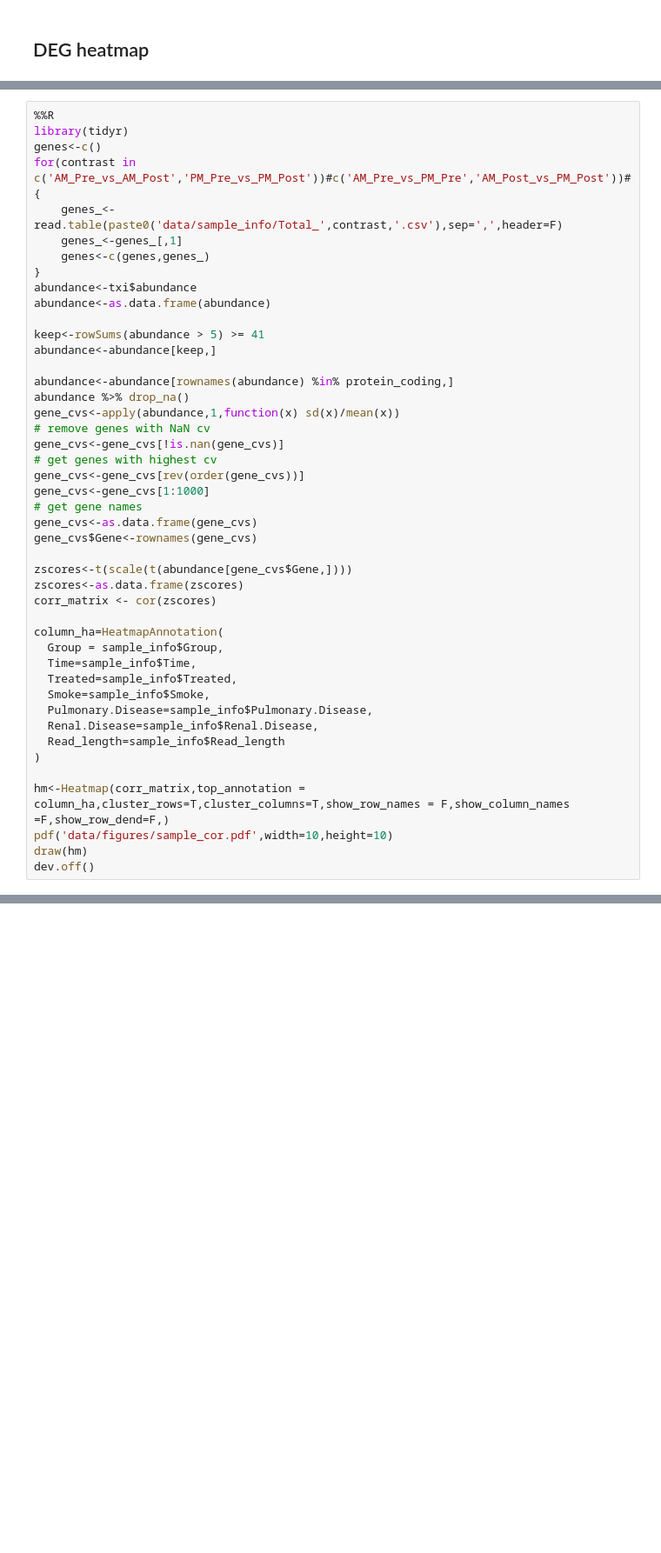
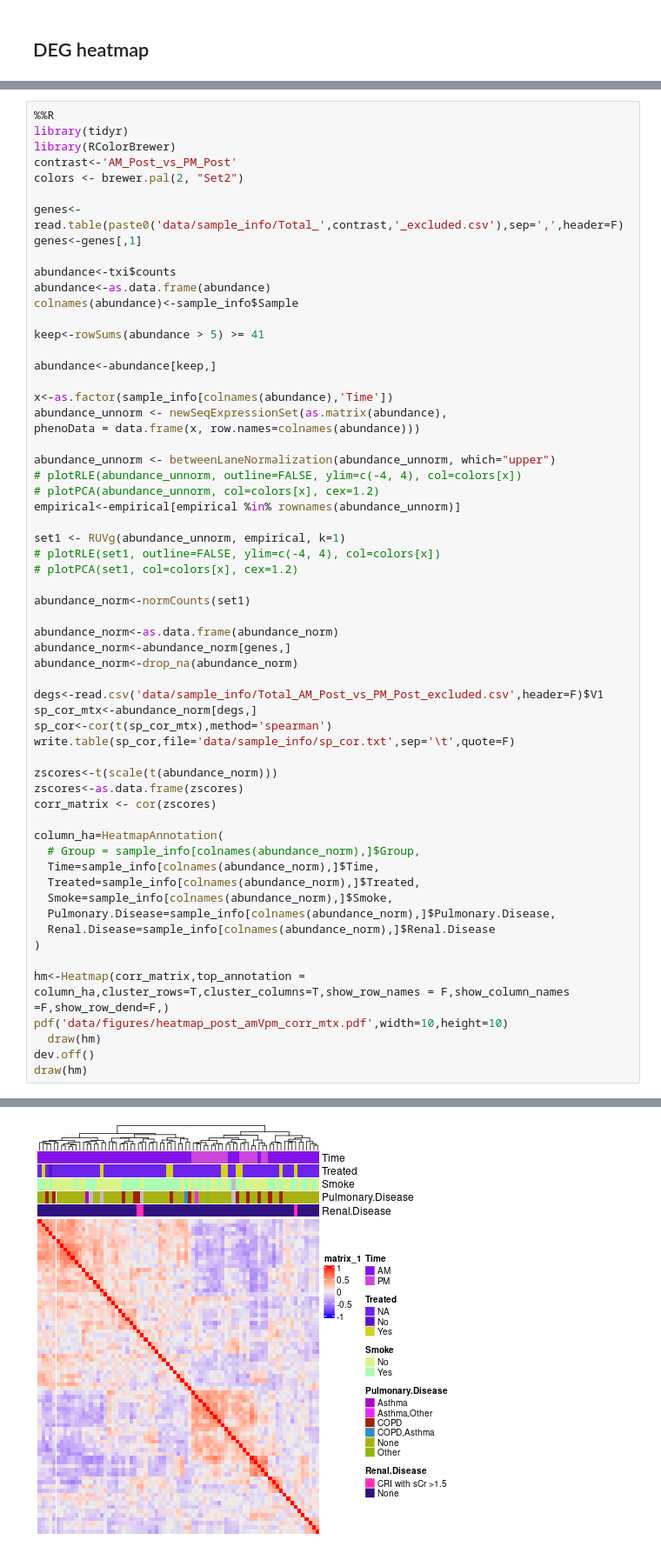
Before and after one commit to wkdeng/AMI, a Jupyter notebook: sample_clean_md5.ipynb, the cells around one changed output, grey strips where cells are left out. Shown at 87% size. Drawn from its saved outputs; the diff is of its cells as text; blank space fills up the shorter version.

```diff
--- a/sample_clean_md5.ipynb
+++ b/sample_clean_md5.ipynb
@@ -1064,49 +1178,63 @@ colnames(txi$abundance)<-sample_info$Sample
 # %%
 %%R
 library(tidyr)
-genes<-c()
-for(contrast in c('AM_Pre_vs_AM_Post','PM_Pre_vs_PM_Post'))#c('AM_Pre_vs_PM_Pre','AM_Post_vs_PM_Post'))#
-{
-    genes_<-read.table(paste0('data/sample_info/Total_',contrast,'.csv'),sep=',',header=F)
-    genes_<-genes_[,1]
-    genes<-c(genes,genes_)
-}
-abundance<-txi$abundance
+library(RColorBrewer)
+contrast<-'AM_Post_vs_PM_Post'
+colors <- brewer.pal(2, "Set2")
+
+genes<-read.table(paste0('data/sample_info/Total_',contrast,'_excluded.csv'),sep=',',header=F)
+genes<-genes[,1]
+
+abundance<-txi$counts
 abundance<-as.data.frame(abundance)
+colnames(abundance)<-sample_info$Sample
 
 keep<-rowSums(abundance > 5) >= 41
+
 abundance<-abundance[keep,]
 
-abundance<-abundance[rownames(abundance) %in% protein_coding,]
-abundance %>% drop_na()
-gene_cvs<-apply(abundance,1,function(x) sd(x)/mean(x))
-# remove genes with NaN cv
-gene_cvs<-gene_cvs[!is.nan(gene_cvs)]
-# get genes with highest cv
-gene_cvs<-gene_cvs[rev(order(gene_cvs))]
-gene_cvs<-gene_cvs[1:1000]
-# get gene names
-gene_cvs<-as.data.frame(gene_cvs)
-gene_cvs$Gene<-rownames(gene_cvs)
+x<-as.factor(sample_info[colnames(abundance),'Time'])
+abundance_unnorm <- newSeqExpressionSet(as.matrix(abundance),
+phenoData = data.frame(x, row.names=colnames(abundance)))
 
-zscores<-t(scale(t(abundance[gene_cvs$Gene,])))
+abundance_unnorm <- betweenLaneNormalization(abundance_unnorm, which="upper")
+# plotRLE(abundance_unnorm, outline=FALSE, ylim=c(-4, 4), col=colors[x])
+# plotPCA(abundance_unnorm, col=colors[x], cex=1.2)
+empirical<-empirical[empirical %in% rownames(abundance_unnorm)]
+
+set1 <- RUVg(abundance_unnorm, empirical, k=1)
+# plotRLE(set1, outline=FALSE, ylim=c(-4, 4), col=colors[x])
+# plotPCA(set1, col=colors[x], cex=1.2)
+
+abundance_norm<-normCounts(set1)
+
+abundance_norm<-as.data.frame(abundance_norm)
+abundance_norm<-abundance_norm[genes,]
+abundance_norm<-drop_na(abundance_norm)
+
+degs<-read.csv('data/sample_info/Total_AM_Post_vs_PM_Post_excluded.csv',header=F)$V1
+sp_cor_mtx<-abundance_norm[degs,]
+sp_cor<-cor(t(sp_cor_mtx),method='spearman')
+write.table(sp_cor,file='data/sample_info/sp_cor.txt',sep='\t',quote=F)
+
+zscores<-t(scale(t(abundance_norm)))
 zscores<-as.data.frame(zscores)
 corr_matrix <- cor(zscores)
 
 column_ha=HeatmapAnnotation(
-  Group = sample_info$Group,
-  Time=sample_info$Time,
-  Treated=sample_info$Treated,
-  Smoke=sample_info$Smoke,
-  Pulmonary.Disease=sample_info$Pulmonary.Disease,
-  Renal.Disease=sample_info$Renal.Disease,
-  Read_length=sample_info$Read_length
+  # Group = sample_info[colnames(abundance_norm),]$Group,
+  Time=sample_info[colnames(abundance_norm),]$Time,
+  Treated=sample_info[colnames(abundance_norm),]$Treated,
+  Smoke=sample_info[colnames(abundance_norm),]$Smoke,
+  Pulmonary.Disease=sample_info[colnames(abundance_norm),]$Pulmonary.Disease,
+  Renal.Disease=sample_info[colnames(abundance_norm),]$Renal.Disease
 )
 
 hm<-Heatmap(corr_matrix,top_annotation = column_ha,cluster_rows=T,cluster_columns=T,show_row_names = F,show_column_names =F,show_row_dend=F,)
-pdf('data/figures/sample_cor.pdf',width=10,height=10)
+pdf('data/figures/heatmap_post_amVpm_corr_mtx.pdf',width=10,height=10)
+  draw(hm)
+dev.off()
 draw(hm)
-dev.off()
 # %% [output]
 R[write to console]: Following `at` are removed: NA, because no color was defined for them.
 
@@ -1123,0 +1256 @@ png
+[figure, added]
```
Also changed, not shown: parts of 59 cells of this notebook, 1 other file.
